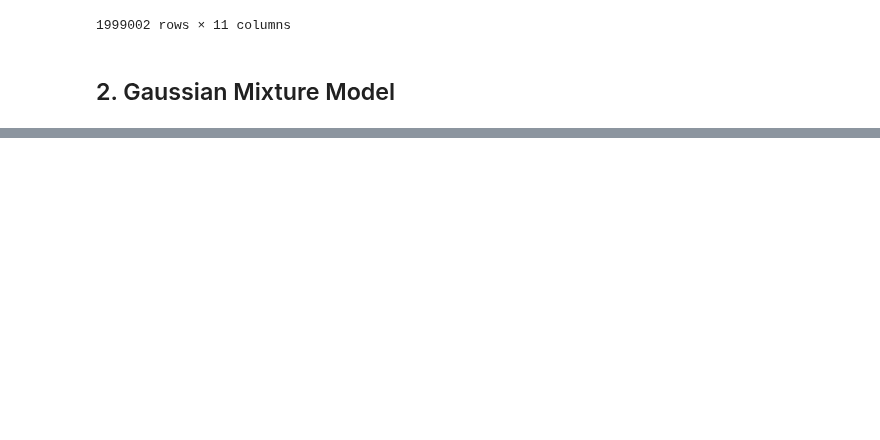
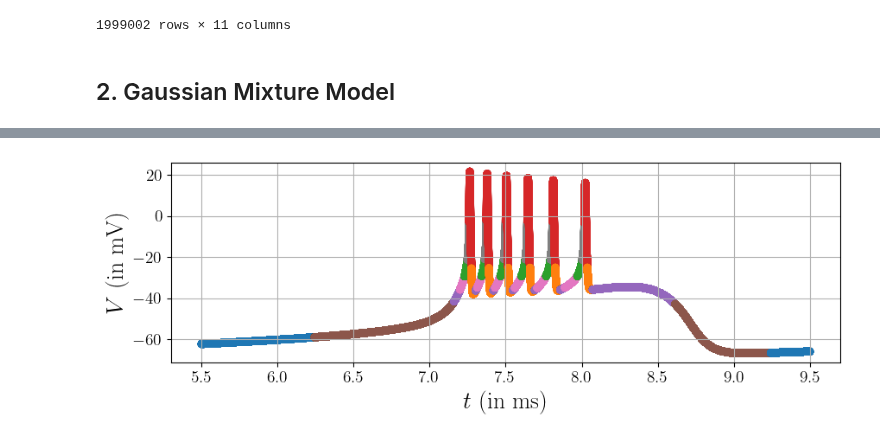
Before and after one commit to tbreitburd/Learning-Dominant-Physical-Processes-using-Unsupervised-Learning-Techniques-, a Jupyter notebook: Notebooks/Bursting_Neuron.ipynb, the cells around one changed output, grey strips where cells are left out. Drawn from its saved outputs; the diff is of its cells as text; code cells hidden in the pictures; blank space fills up the shorter version.

```diff
--- a/Notebooks/Bursting_Neuron.ipynb
+++ b/Notebooks/Bursting_Neuron.ipynb
@@ -125,0 +150,25 @@ NameError: name 'pf' is not defined
+# %%
+# Predict the clusters for the rest of the data
+cluster_idx = model.predict(features)
+# %%
+# Plot the clusters in the t - V plane
+nt = len(t)
+
+idx = np.where((t > 5.5) & (t < 9.5))[0]
+
+t_sub = t[idx]
+V_sub = V[idx]
+cluster_sub = cluster_idx[idx]
+
+
+def plot_clusters_neuron(t, V, cluster):
+    plt.figure(figsize=(10, 3))
+    plt.scatter(t, V, c=cluster + 1, vmin=-0.5, vmax=cm.N - 0.5, cmap=cm, s=30)
+    plt.xlabel("$t$ (in ms)")
+    plt.ylabel("$V$ (in mV)")
+    plt.grid()
+
+
+plot_clusters_neuron(t_sub, V_sub, cluster_sub)
+# %% [output]
+[figure, added]
```
Also changed, not shown: parts of 22 cells of this notebook.
